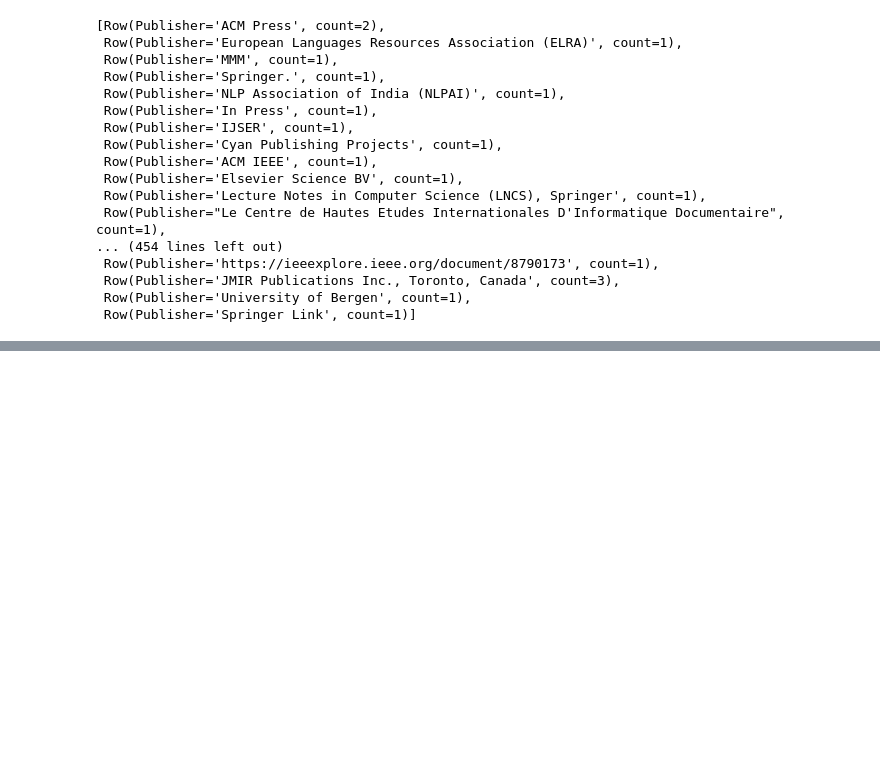
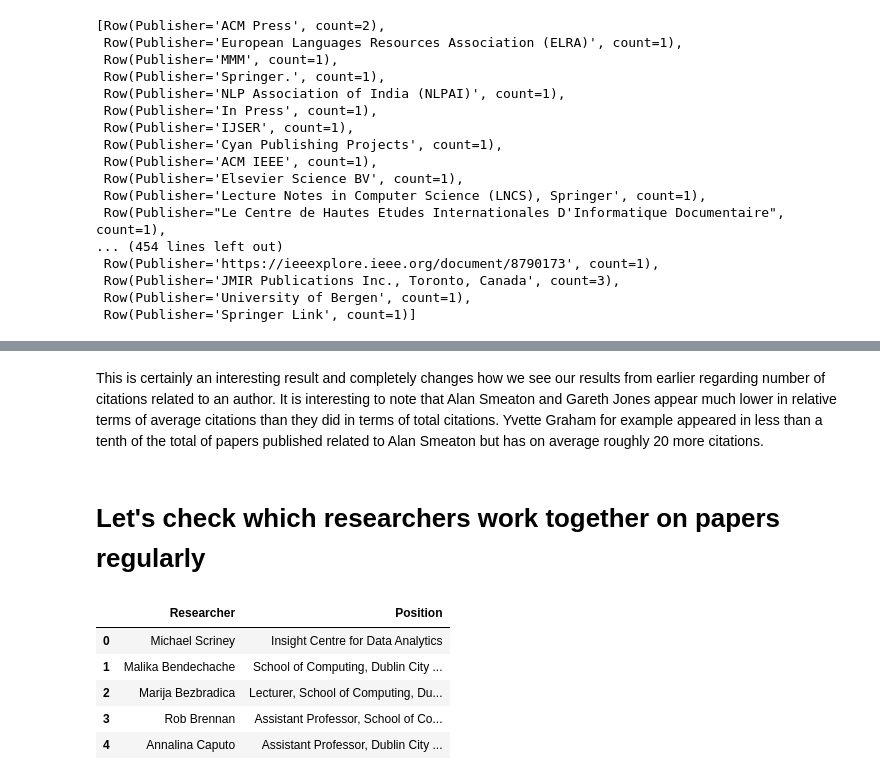
Before and after one commit to reidya3/CitationGraphAnalysis, a Jupyter notebook: scrape-processing-cleaning.ipynb, the cells around one changed output, grey strips where cells are left out. Saved outputs shown, nothing was run; the diff lists cells and outputs as text; code cells hidden in the pictures; blank space fills up the shorter version.

```diff
--- a/scrape-processing-cleaning.ipynb
+++ b/scrape-processing-cleaning.ipynb
@@ -335,0 +411,15 @@ df_art.count()
+# %% [markdown]
+This is certainly an interesting result and completely changes how we see our results from earlier regarding number of citations related to an author. It is interesting to note that Alan Smeaton and Gareth Jones appear much lower in relative terms of average citations than they did in terms of total citations. Yvette Graham for example appeared in less than a tenth of the total of papers published related to Alan Smeaton but has on average roughly 20 more citations.
+# %% [markdown]
+# Let's check which researchers work together on papers regularly
+# %%
+df_dcu_pandas = df_dcu.toPandas()
+# %%
+df_dcu_pandas.head()
+# %% [output]
+|  | Researcher | Position |
+| 0 | Michael Scriney | Insight Centre for Data Analytics |
+| 1 | Malika Bendechache | School of Computing, Dublin City ... |
+| 2 | Marija Bezbradica | Lecturer, School of Computing, Du... |
+| 3 | Rob Brennan | Assistant Professor, School of Co... |
+| 4 | Annalina Caputo | Assistant Professor, Dublin City ... |
```
Also changed, not shown: parts of 18 cells of this notebook.
